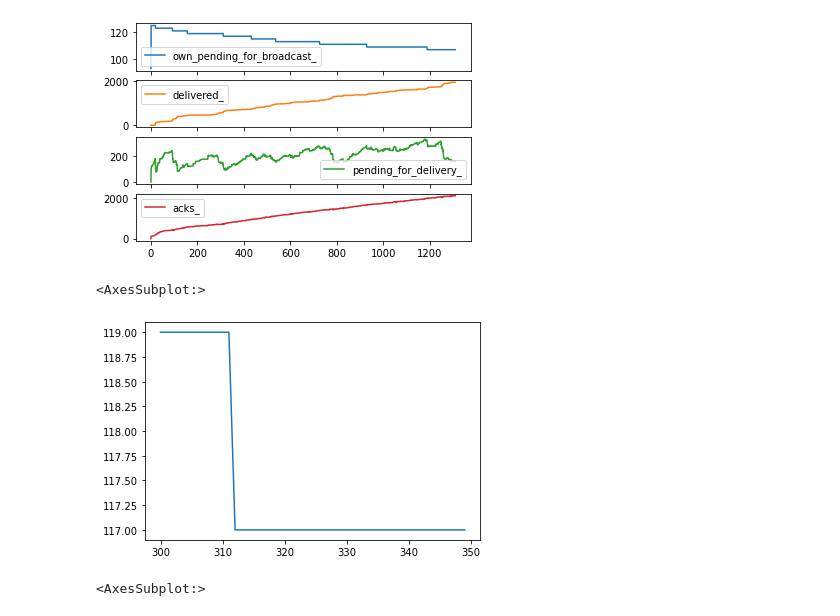
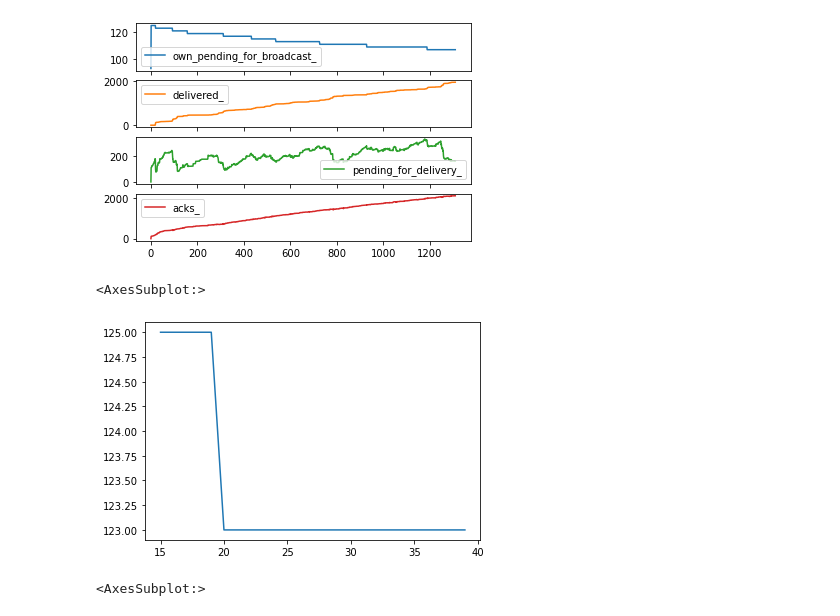
Before and after one commit to jsilll/distributed-algorithms-project, a Jupyter notebook: tools/analyze.ipynb, the cells around one changed output. Drawn from its saved outputs; the diff is of its cells as text; code cells hidden in the pictures.

```diff
--- a/tools/analyze.ipynb
+++ b/tools/analyze.ipynb
@@ -28,10 +18,10 @@ plt.show()
 # %% [output]
 [figure]
 # %%
-df_urb['own_pending_for_broadcast_'][300:350].plot()
+df_urb['own_pending_for_broadcast_'][15:40].plot()
 # %% [output]
 <AxesSubplot:>
-[figure, old version]
+[figure, new version]
 # %%
 df_urb['delivered_'][300:350].plot()
 # %% [output]
```
Also changed, not shown: parts of 5 cells of this notebook, 5 other files.
